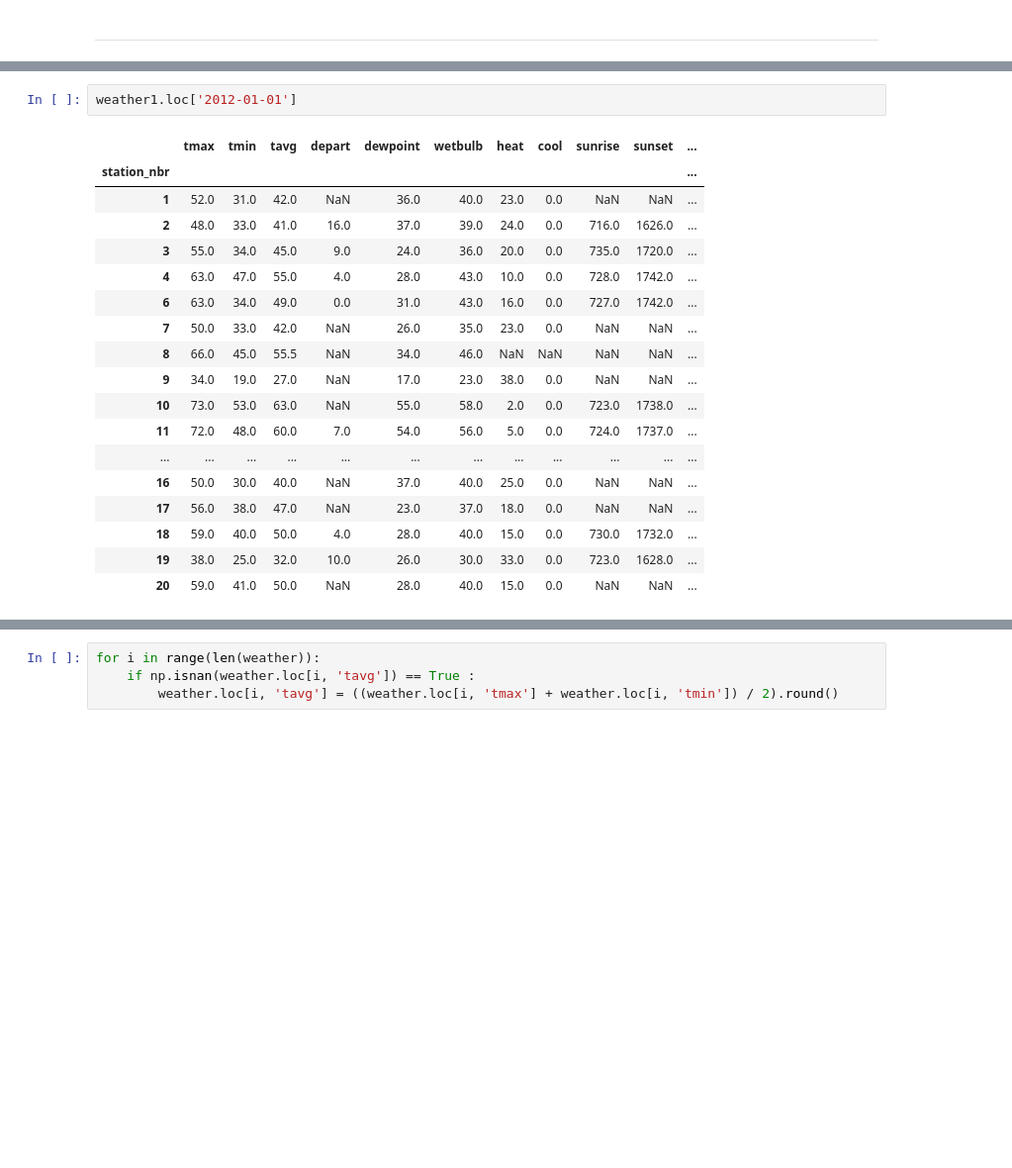
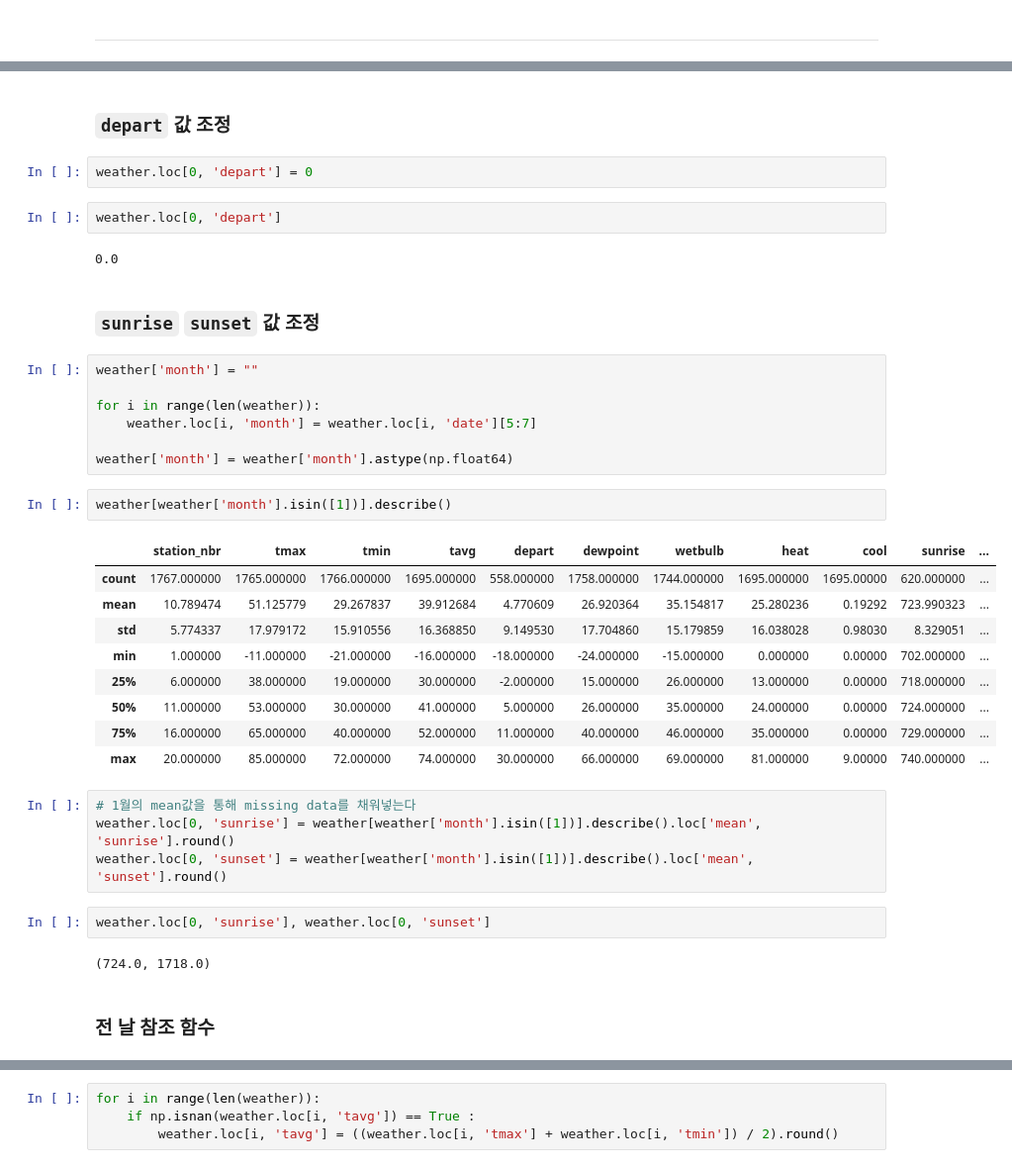
Before and after one commit to lucaseo/dss7-walmart-project, a Jupyter notebook: wy/Filling Missing Value/overview_fill_missing_value_baseline.ipynb, the cells around one changed output, grey strips where cells are left out. Shown at 99% size. Saved outputs shown, nothing was run; the diff lists cells and outputs as text; blank space fills up the shorter version.

```diff
--- a/wy/Filling Missing Value/overview_fill_missing_value_baseline.ipynb
+++ b/wy/Filling Missing Value/overview_fill_missing_value_baseline.ipynb
@@ -268,21 +279,39 @@ weather1.describe()
-# %%
-weather1.loc['2012-01-01']
-# %% [output]
-|  | tmax | tmin | tavg | depart | dewpoint | wetbulb | heat | cool | sunrise | sunset | ... |
-| station_nbr |  |  |  |  |  |  |  |  |  |  | ... |
-| 1 | 52.0 | 31.0 | 42.0 | NaN | 36.0 | 40.0 | 23.0 | 0.0 | NaN | NaN | ... |
-| 2 | 48.0 | 33.0 | 41.0 | 16.0 | 37.0 | 39.0 | 24.0 | 0.0 | 716.0 | 1626.0 | ... |
-| 3 | 55.0 | 34.0 | 45.0 | 9.0 | 24.0 | 36.0 | 20.0 | 0.0 | 735.0 | 1720.0 | ... |
-| 4 | 63.0 | 47.0 | 55.0 | 4.0 | 28.0 | 43.0 | 10.0 | 0.0 | 728.0 | 1742.0 | ... |
-| 6 | 63.0 | 34.0 | 49.0 | 0.0 | 31.0 | 43.0 | 16.0 | 0.0 | 727.0 | 1742.0 | ... |
-| 7 | 50.0 | 33.0 | 42.0 | NaN | 26.0 | 35.0 | 23.0 | 0.0 | NaN | NaN | ... |
-| 8 | 66.0 | 45.0 | 55.5 | NaN | 34.0 | 46.0 | NaN | NaN | NaN | NaN | ... |
-| 9 | 34.0 | 19.0 | 27.0 | NaN | 17.0 | 23.0 | 38.0 | 0.0 | NaN | NaN | ... |
-| 10 | 73.0 | 53.0 | 63.0 | NaN | 55.0 | 58.0 | 2.0 | 0.0 | 723.0 | 1738.0 | ... |
-| 11 | 72.0 | 48.0 | 60.0 | 7.0 | 54.0 | 56.0 | 5.0 | 0.0 | 724.0 | 1737.0 | ... |
-| ... | ... | ... | ... | ... | ... | ... | ... | ... | ... | ... | ... |
-| 16 | 50.0 | 30.0 | 40.0 | NaN | 37.0 | 40.0 | 25.0 | 0.0 | NaN | NaN | ... |
-| 17 | 56.0 | 38.0 | 47.0 | NaN | 23.0 | 37.0 | 18.0 | 0.0 | NaN | NaN | ... |
-| 18 | 59.0 | 40.0 | 50.0 | 4.0 | 28.0 | 40.0 | 15.0 | 0.0 | 730.0 | 1732.0 | ... |
-| 19 | 38.0 | 25.0 | 32.0 | 10.0 | 26.0 | 30.0 | 33.0 | 0.0 | 723.0 | 1628.0 | ... |
-| 20 | 59.0 | 41.0 | 50.0 | NaN | 28.0 | 40.0 | 15.0 | 0.0 | NaN | NaN | ... |
+# %% [markdown]
+### `depart` 값 조정
+# %%
+weather.loc[0, 'depart'] = 0
+# %%
+weather.loc[0, 'depart']
+# %% [output]
+0.0
+# %% [markdown]
+### `sunrise` `sunset` 값 조정
+# %%
+weather['month'] = ""
+
+for i in range(len(weather)):
+    weather.loc[i, 'month'] = weather.loc[i, 'date'][5:7]
+
+weather['month'] = weather['month'].astype(np.float64)
+# %%
+weather[weather['month'].isin([1])].describe()
+# %% [output]
+|  | station_nbr | tmax | tmin | tavg | depart | dewpoint | wetbulb | heat | cool | sunrise | ... |
+| count | 1767.000000 | 1765.000000 | 1766.000000 | 1695.000000 | 558.000000 | 1758.000000 | 1744.000000 | 1695.000000 | 1695.00000 | 620.000000 | ... |
+| mean | 10.789474 | 51.125779 | 29.267837 | 39.912684 | 4.770609 | 26.920364 | 35.154817 | 25.280236 | 0.19292 | 723.990323 | ... |
+| std | 5.774337 | 17.979172 | 15.910556 | 16.368850 | 9.149530 | 17.704860 | 15.179859 | 16.038028 | 0.98030 | 8.329051 | ... |
+| min | 1.000000 | -11.000000 | -21.000000 | -16.000000 | -18.000000 | -24.000000 | -15.000000 | 0.000000 | 0.00000 | 702.000000 | ... |
+| 25% | 6.000000 | 38.000000 | 19.000000 | 30.000000 | -2.000000 | 15.000000 | 26.000000 | 13.000000 | 0.00000 | 718.000000 | ... |
+| 50% | 11.000000 | 53.000000 | 30.000000 | 41.000000 | 5.000000 | 26.000000 | 35.000000 | 24.000000 | 0.00000 | 724.000000 | ... |
+| 75% | 16.000000 | 65.000000 | 40.000000 | 52.000000 | 11.000000 | 40.000000 | 46.000000 | 35.000000 | 0.00000 | 729.000000 | ... |
+| max | 20.000000 | 85.000000 | 72.000000 | 74.000000 | 30.000000 | 66.000000 | 69.000000 | 81.000000 | 9.00000 | 740.000000 | ... |
+# %%
+# 1월의 mean값을 통해 missing data를 채워넣는다
+weather.loc[0, 'sunrise'] = weather[weather['month'].isin([1])].describe().loc['mean', 'sunrise'].round()
+weather.loc[0, 'sunset'] = weather[weather['month'].isin([1])].describe().loc['mean', 'sunset'].round()
+# %%
+weather.loc[0, 'sunrise'], weather.loc[0, 'sunset']
+# %% [output]
+(724.0, 1718.0)
+# %% [markdown]
+### 전 날 참조 함수
```
Also changed, not shown: parts of 66 cells of this notebook, 12 other files.
